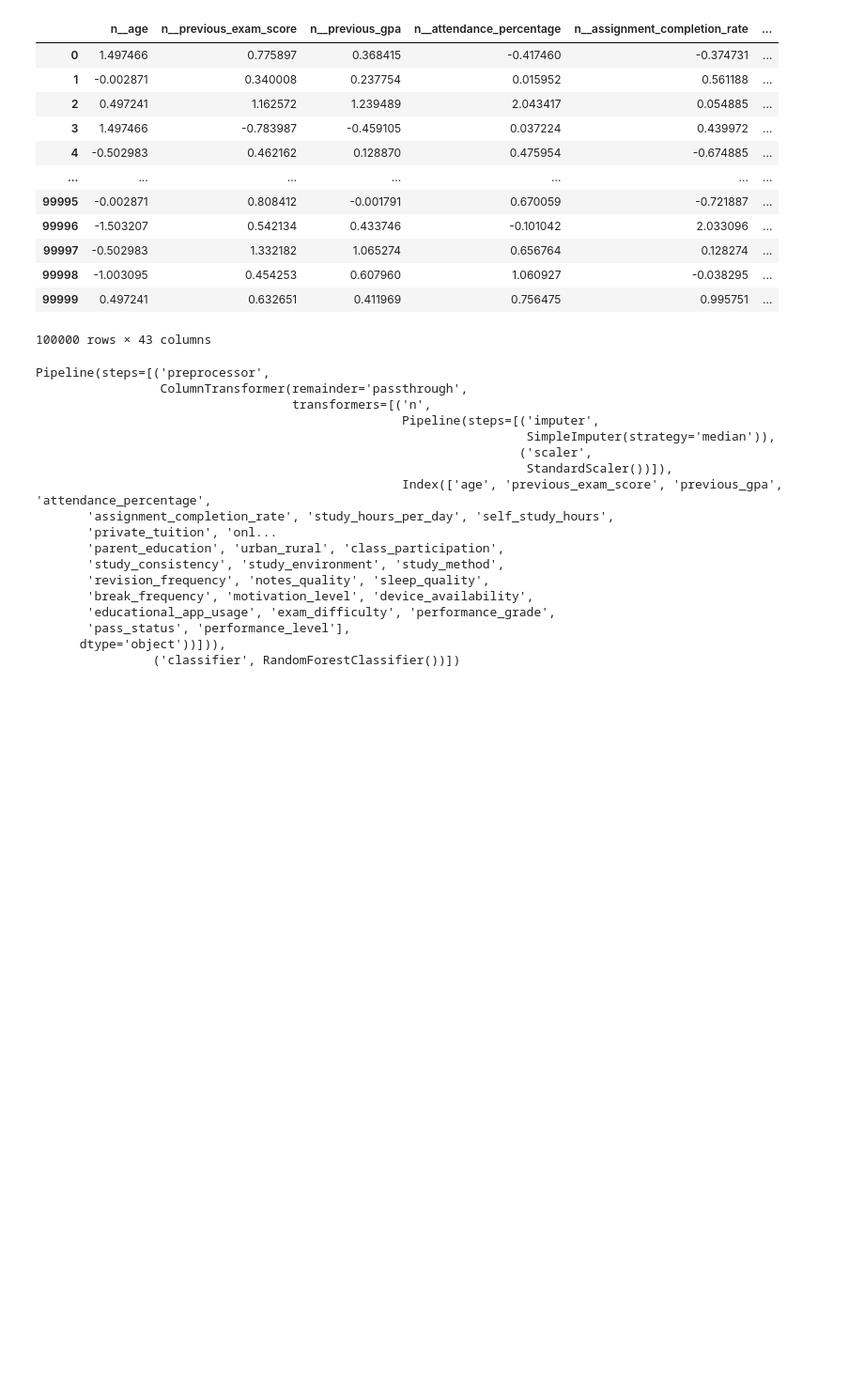
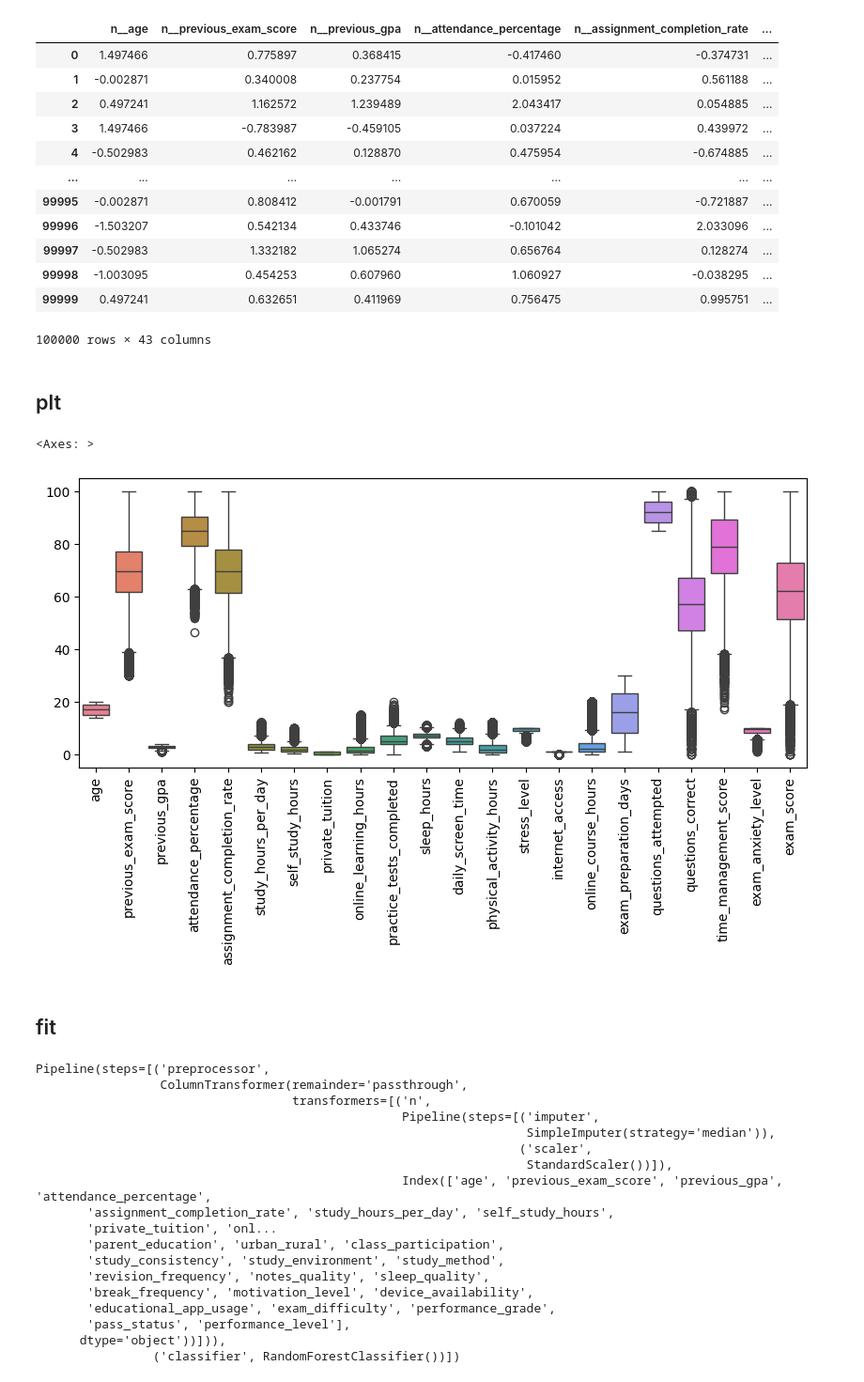
Before and after one commit to fernandyan/MyGoogleColab, a Jupyter notebook: fernand_flask2.ipynb, the cells around one changed output. Shown at 94% size. Saved outputs shown, nothing was run; the diff lists cells and outputs as text; code cells hidden in the pictures; blank space fills up the shorter version.

```diff
--- a/fernand_flask2.ipynb
+++ b/fernand_flask2.ipynb
@@ -390,3 +388,5 @@ X_pre
 | 99998 | -1.003095 | 0.454253 | 0.607960 | 1.060927 | -0.038295 | ... |
 | 99999 | 0.497241 | 0.632651 | 0.411969 | 0.756475 | 0.995751 | ... |
 100000 rows × 43 columns
+# %% [markdown]
+## plt
@@ -393,3 +396,12 @@ X_pre
+# %%
+plt.figure(figsize=(10, 4))
+plt.xticks(rotation='vertical')  # ou rotation=90
+sns.boxplot(X)
+# %% [output]
+<Axes: >
+[figure, added]
+# %% [markdown]
+## fit
 # %%
 clf.fit(X_train, y_train)
 # %% [output]
```
Also changed, not shown: parts of 8 cells of this notebook.
